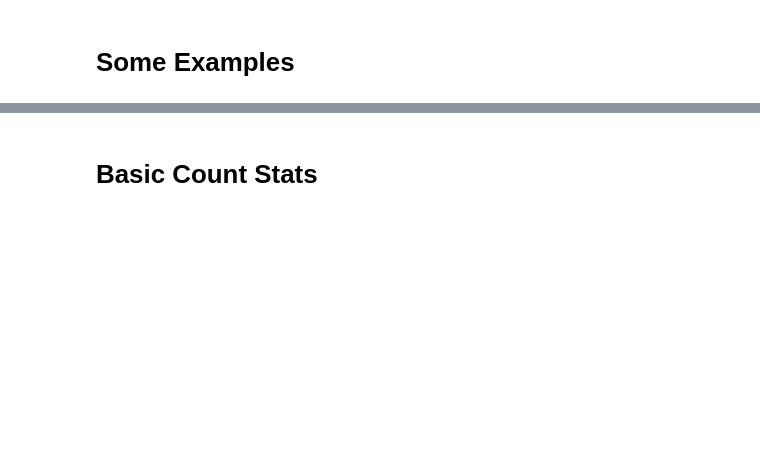
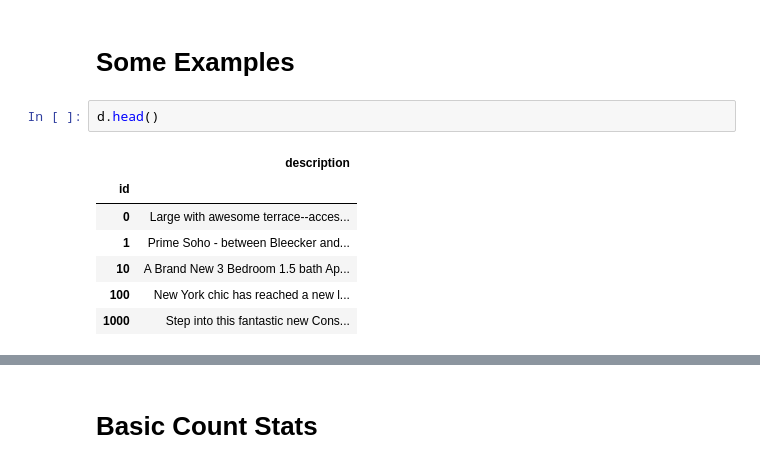
Before and after one commit to csizsek/kaggle-2s-rental-inq, a Jupyter notebook: 105_description.ipynb, the cells around one changed output, grey strips where cells are left out. Saved outputs shown, nothing was run; the diff lists cells and outputs as text; blank space fills up the shorter version.

```diff
--- a/105_description.ipynb
+++ b/105_description.ipynb
@@ -48,5 +71,15 @@ dtype: object
 # %% [markdown]
 # Some Examples
+# %%
+d.head()
+# %% [output]
+|  | description |
+| id |  |
+| 0 | Large with awesome terrace--acces... |
+| 1 | Prime Soho - between Bleecker and... |
+| 10 | A Brand New 3 Bedroom 1.5 bath Ap... |
+| 100 | New York chic has reached a new l... |
+| 1000 | Step into this fantastic new Cons... |
 # %%
 # for desc in d.description.tolist()[:50]:
 #     print desc
```
Also changed, not shown: parts of 6 cells of this notebook.
